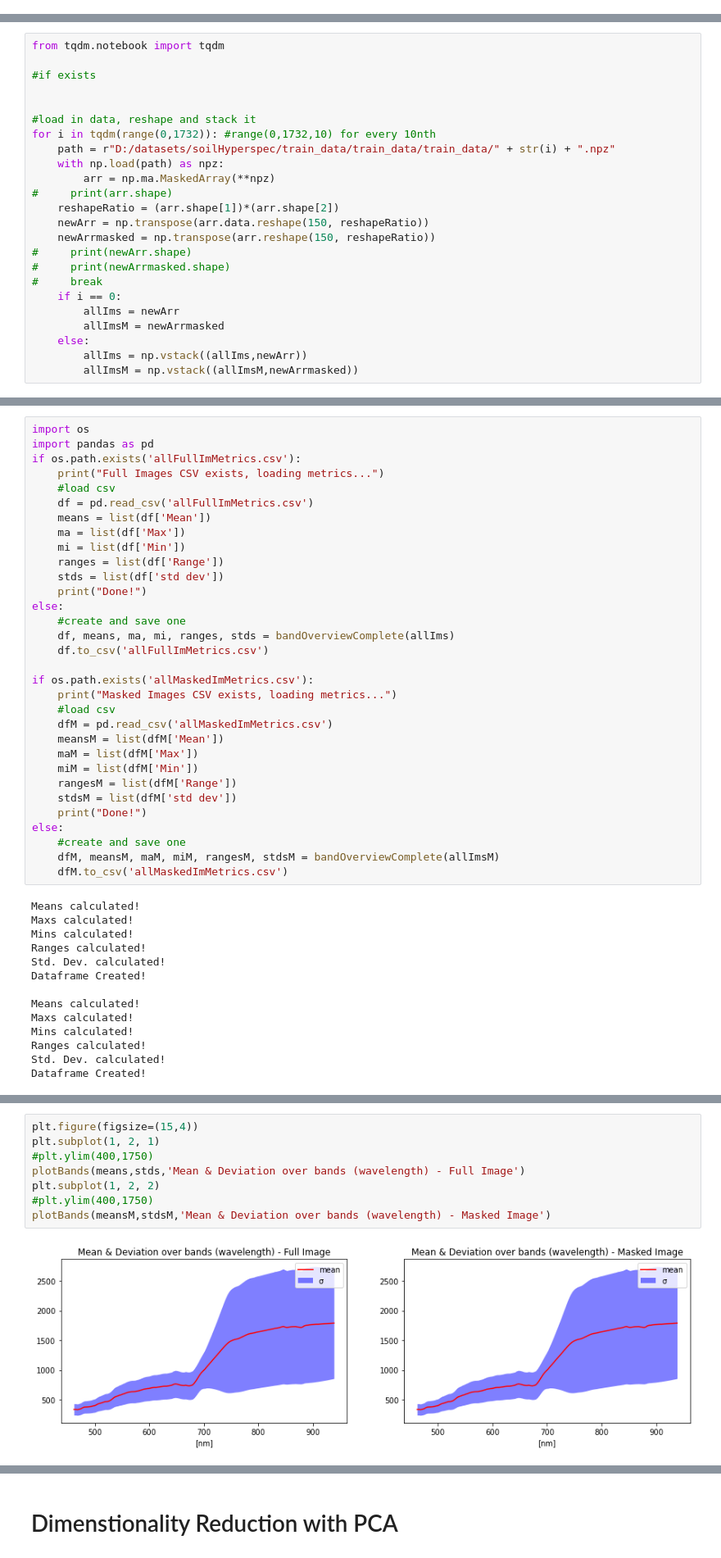
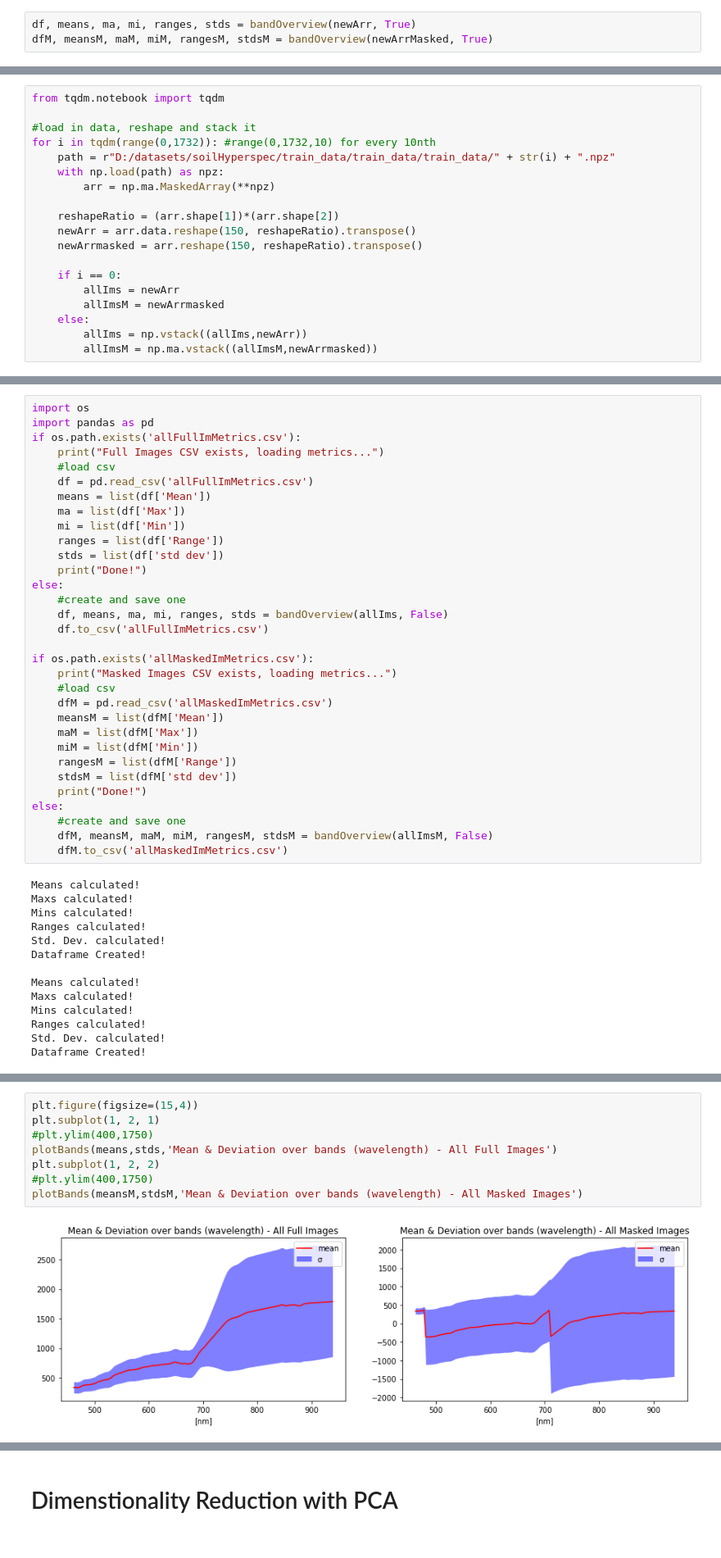
Before and after one commit to oakleighw/remote_sensing_hyperspectral_soil, a Jupyter notebook: dataset.ipynb, the cells around one changed output, grey strips where cells are left out. Shown: that part at 82% size. Drawn from its saved outputs; the diff is of its cells as text.

```diff
--- a/dataset.ipynb
+++ b/dataset.ipynb
@@ -192,0 +175,3 @@ dfM, meansM, maM, miM, rangesM, stdsM = bandOverview(newArrMasked)
+# %%
+df, means, ma, mi, ranges, stds = bandOverview(newArr, True)
+dfM, meansM, maM, miM, rangesM, stdsM = bandOverview(newArrMasked, True)
@@ -267,28 +266,23 @@ plotBands(meansM,stdsM,'Mean & Deviation over bands (wavelength) - Masked Image'
 # Inspect bands - All Images
 # %%
 from tqdm.notebook import tqdm
-
-#if exists
-
 
 #load in data, reshape and stack it
 for i in tqdm(range(0,1732)): #range(0,1732,10) for every 10nth
     path = r"D:/datasets/soilHyperspec/train_data/train_data/train_data/" + str(i) + ".npz"
     with np.load(path) as npz:
         arr = np.ma.MaskedArray(**npz)
-#     print(arr.shape)
+
     reshapeRatio = (arr.shape[1])*(arr.shape[2])
-    newArr = np.transpose(arr.data.reshape(150, reshapeRatio))
-    newArrmasked = np.transpose(arr.reshape(150, reshapeRatio))
-#     print(newArr.shape)
-#     print(newArrmasked.shape)
-#     break
+    newArr = arr.data.reshape(150, reshapeRatio).transpose()
+    newArrmasked = arr.reshape(150, reshapeRatio).transpose()
+
     if i == 0:
         allIms = newArr
         allImsM = newArrmasked
     else:
         allIms = np.vstack((allIms,newArr))
-        allImsM = np.vstack((allImsM,newArrmasked))
+        allImsM = np.ma.vstack((allImsM,newArrmasked))
 # %%
 #save as an npz
 
@@ -314,7 +308,7 @@ if os.path.exists('allFullImMetrics.csv'):
     print("Done!")
 else:
     #create and save one
-    df, means, ma, mi, ranges, stds = bandOverviewComplete(allIms)
+    df, means, ma, mi, ranges, stds = bandOverview(allIms, False)
     df.to_csv('allFullImMetrics.csv')
 
 if os.path.exists('allMaskedImMetrics.csv'):
@@ -329,7 +323,7 @@ if os.path.exists('allMaskedImMetrics.csv'):
     print("Done!")
 else:
     #create and save one
-    dfM, meansM, maM, miM, rangesM, stdsM = bandOverviewComplete(allImsM)
+    dfM, meansM, maM, miM, rangesM, stdsM = bandOverview(allImsM, False)
     dfM.to_csv('allMaskedImMetrics.csv')
 # %% [output]
 Means calculated!
@@ -384,10 +378,10 @@ Masked Images Stats
 # %%
 plt.figure(figsize=(15,4))
 plt.subplot(1, 2, 1)
 #plt.ylim(400,1750)
-plotBands(means,stds,'Mean & Deviation over bands (wavelength) - Full Image')
+plotBands(means,stds,'Mean & Deviation over bands (wavelength) - All Full Images')
 plt.subplot(1, 2, 2)
 #plt.ylim(400,1750)
-plotBands(meansM,stdsM,'Mean & Deviation over bands (wavelength) - Masked Image')
+plotBands(meansM,stdsM,'Mean & Deviation over bands (wavelength) - All Masked Images')
 # %% [output]
-[figure, old version]
+[figure, new version]
```
Also changed, not shown: parts of 5 cells of this notebook.
